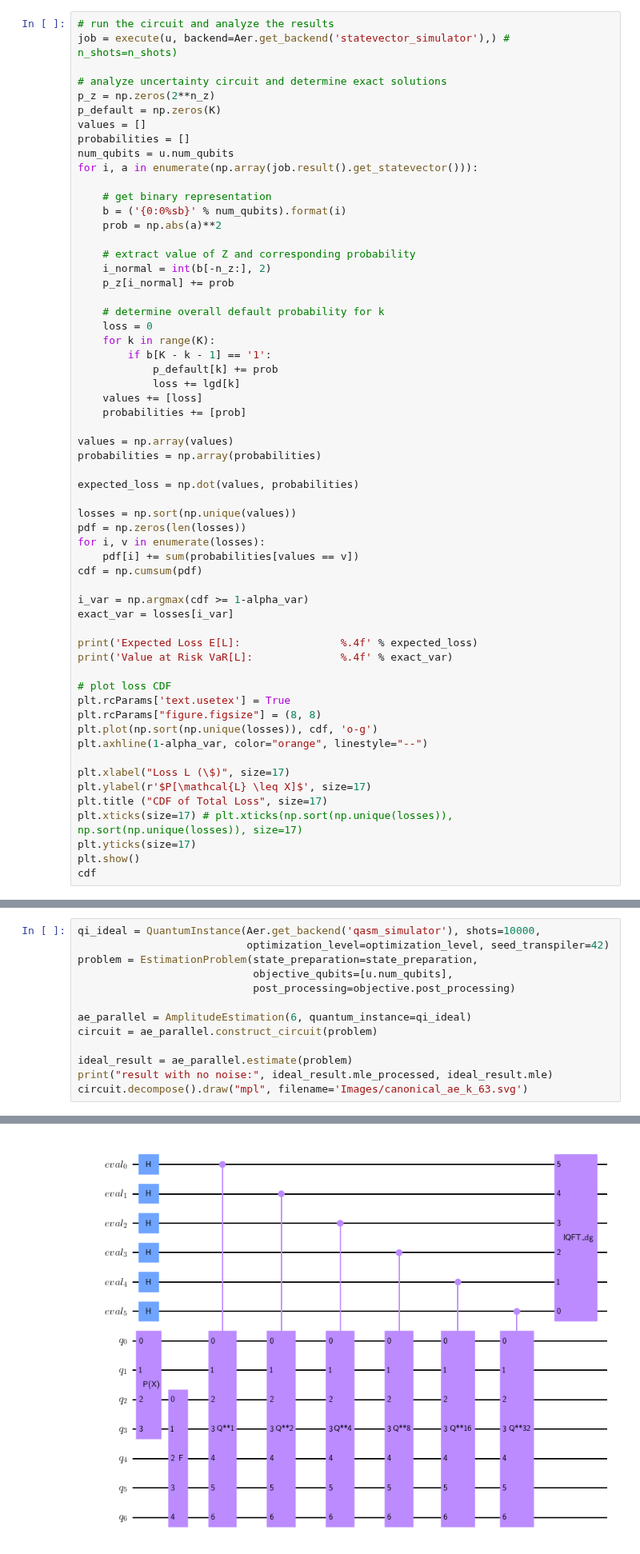
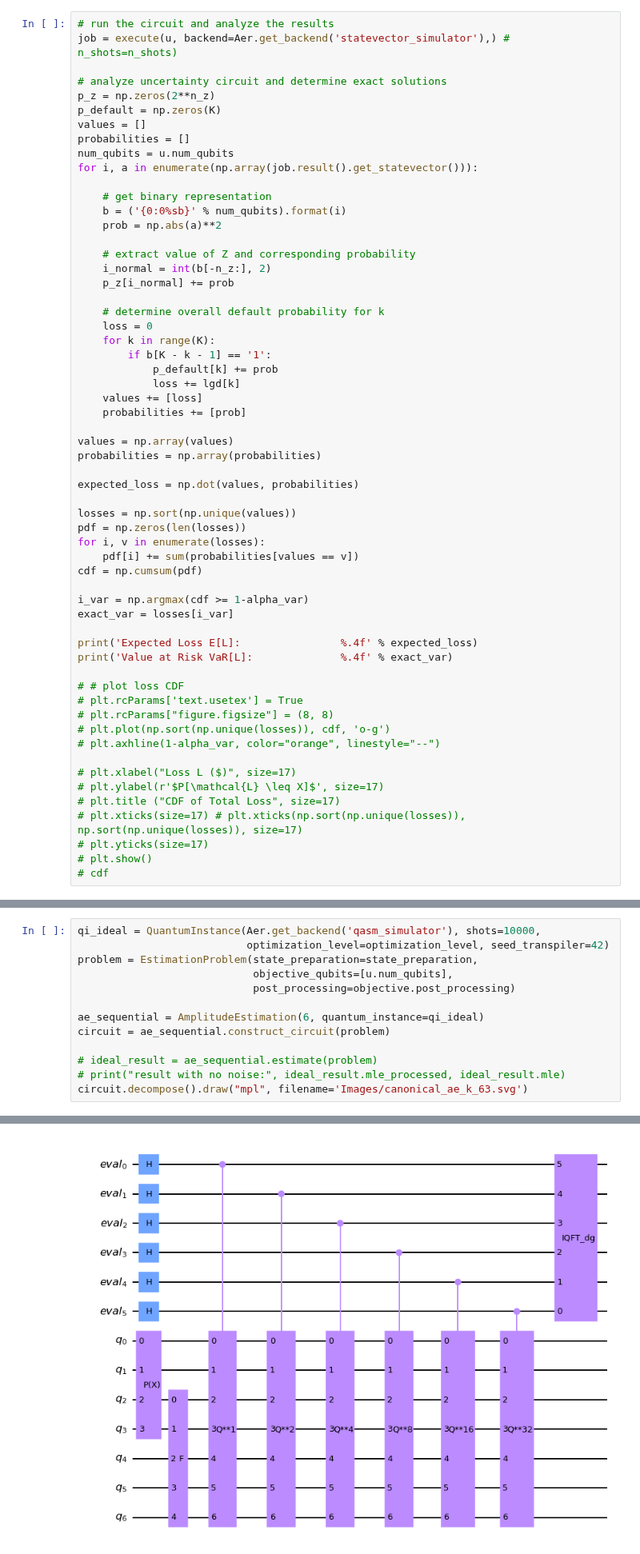
Before and after one commit to Eagle-quantum/QVaR, a Jupyter notebook: parallel_CRA_attempt.ipynb, the cells around one changed output, grey strips where cells are left out. Shown at 80% size. Drawn from its saved outputs; the diff is of its cells as text.

```diff
--- a/parallel_CRA_attempt.ipynb
+++ b/parallel_CRA_attempt.ipynb
@@ -109,19 +109,19 @@ exact_var = losses[i_var]
 print('Expected Loss E[L]:                %.4f' % expected_loss)
 print('Value at Risk VaR[L]:              %.4f' % exact_var)
 
-# plot loss CDF
-plt.rcParams['text.usetex'] = True
-plt.rcParams["figure.figsize"] = (8, 8)
-plt.plot(np.sort(np.unique(losses)), cdf, 'o-g')
-plt.axhline(1-alpha_var, color="orange", linestyle="--")
+# # plot loss CDF
+# plt.rcParams['text.usetex'] = True
+# plt.rcParams["figure.figsize"] = (8, 8)
+# plt.plot(np.sort(np.unique(losses)), cdf, 'o-g')
+# plt.axhline(1-alpha_var, color="orange", linestyle="--")
 
-plt.xlabel("Loss L (\$)", size=17)
-plt.ylabel(r'$P[\mathcal{L} \leq X]$', size=17)
-plt.title ("CDF of Total Loss", size=17)
-plt.xticks(size=17) # plt.xticks(np.sort(np.unique(losses)), np.sort(np.unique(losses)), size=17)
-plt.yticks(size=17)
-plt.show()
-cdf
+# plt.xlabel("Loss L ($)", size=17)
+# plt.ylabel(r'$P[\mathcal{L} \leq X]$', size=17)
+# plt.title ("CDF of Total Loss", size=17)
+# plt.xticks(size=17) # plt.xticks(np.sort(np.unique(losses)), np.sort(np.unique(losses)), size=17)
+# plt.yticks(size=17)
+# plt.show()
+# cdf
 # %% [output]
 Expected Loss E[L]:                8243.3829
 Value at Risk VaR[L]:              54807.9414
@@ -317,10 +315,10 @@ problem = EstimationProblem(state_preparation=state_preparation,
                             objective_qubits=[u.num_qubits],
                             post_processing=objective.post_processing)
 
-ae_parallel = AmplitudeEstimation(6, quantum_instance=qi_ideal)
-circuit = ae_parallel.construct_circuit(problem)
+ae_sequential = AmplitudeEstimation(6, quantum_instance=qi_ideal)
+circuit = ae_sequential.construct_circuit(problem)
 
-ideal_result = ae_parallel.estimate(problem)
-print("result with no noise:", ideal_result.mle_processed, ideal_result.mle)
+# ideal_result = ae_sequential.estimate(problem)
+# print("result with no noise:", ideal_result.mle_processed, ideal_result.mle)
 circuit.decompose().draw("mpl", filename='Images/canonical_ae_k_63.svg')
 # %% [output]
@@ -328,4 +325,4 @@ result with no noise: 9805.523899718828 0.49424976559544753
-[figure, old version]
+[figure, new version]
 # %%
 from qiskit.test.mock import FakeMontreal
 if depth == 'e_loss':
```
Also changed, not shown: parts of 16 cells of this notebook, 4 other files.
